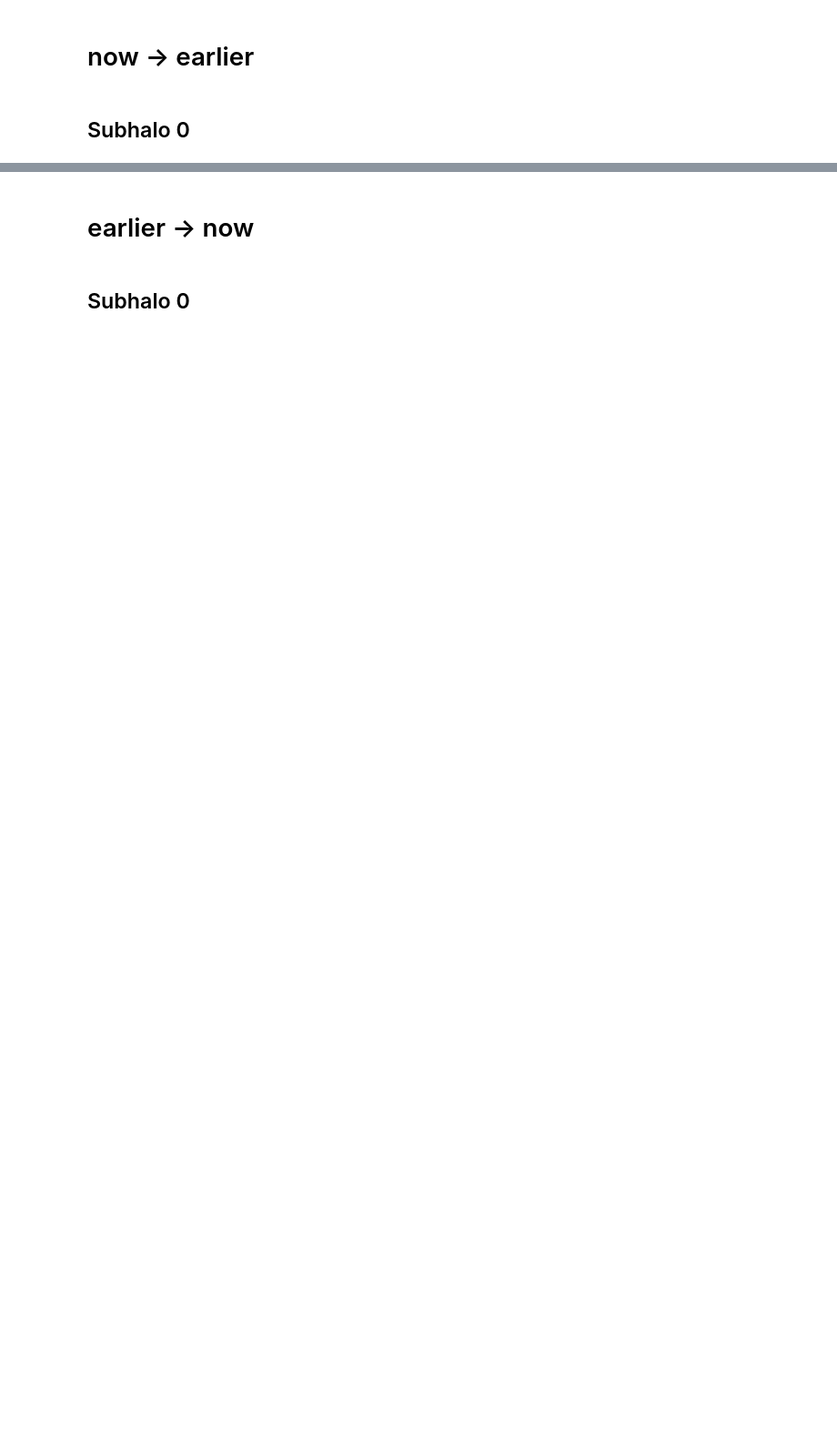
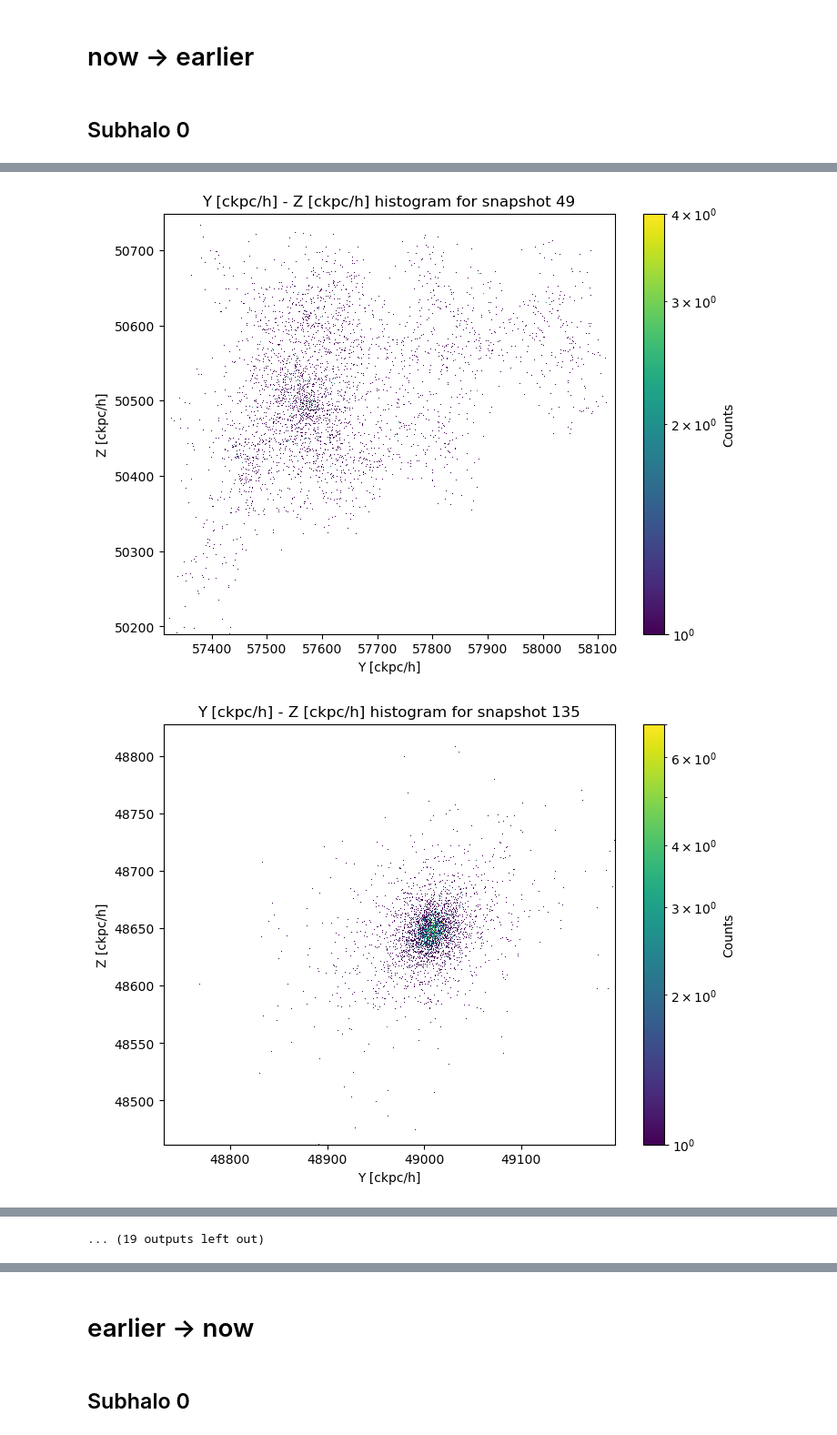
Before and after one commit to diodeamy/Thesis, a Jupyter notebook: code/Cluster_movement.ipynb, the cells around one changed output, grey strips where cells are left out. Shown at 91% size. Drawn from its saved outputs; the diff is of its cells as text; code cells hidden in the pictures; blank space fills up the shorter version.

```diff
--- a/code/Cluster_movement.ipynb
+++ b/code/Cluster_movement.ipynb
@@ -38,0 +114,21 @@ coordinates_n_0
+# %%
+    for snapshot, coords in sub_49_24.items():
+        x_coords = coords[:, 1]
+        y_coords = coords[:, 2]
+        xlabel, ylabel = 'Y [ckpc/h]', 'Z [ckpc/h]'
+
+        x_min, x_max = np.min(x_coords), np.max(x_coords)
+        y_min, y_max = np.min(y_coords), np.max(y_coords)
+
+        plt.figure(figsize=(8,6))
+        plt.hist2d(x_coords, y_coords, norm=mpl.colors.LogNorm(), bins = 512)
+        plt.xlabel(xlabel)
+        plt.ylabel(ylabel)
+        plt.title(f"{xlabel} - {ylabel} histogram for snapshot {snapshot}")
+        plt.colorbar(label="Counts")
+
+        plt.xlim(x_min, x_max)
+        plt.ylim(y_min, y_max)
+# %% [output]
+[figure, added]
+[figure, added]
@@ -38,0 +145 @@ coordinates_n_0
+... (19 outputs left out)
```
Also changed, not shown: parts of 38 cells of this notebook, 3 other files.
